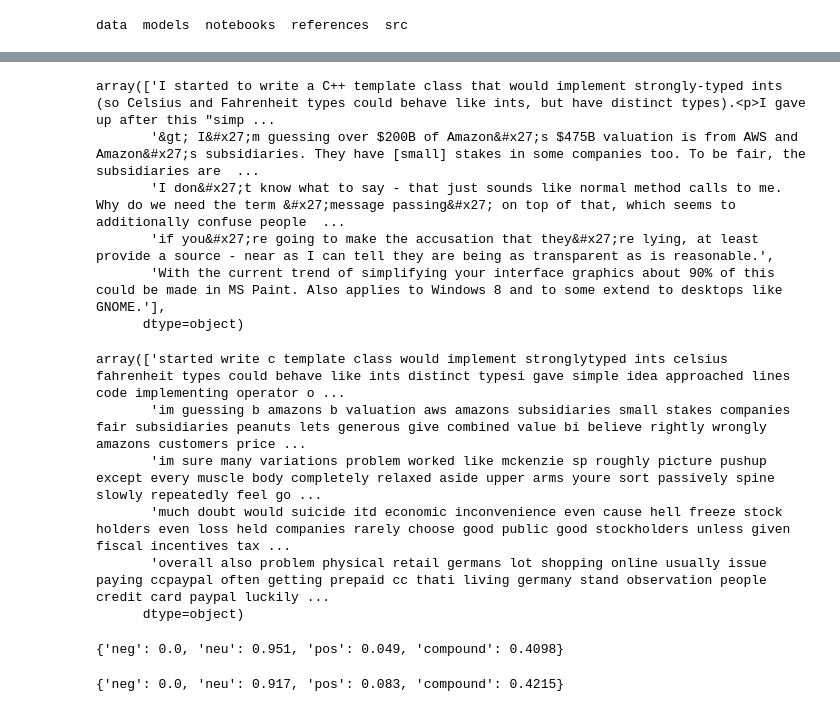
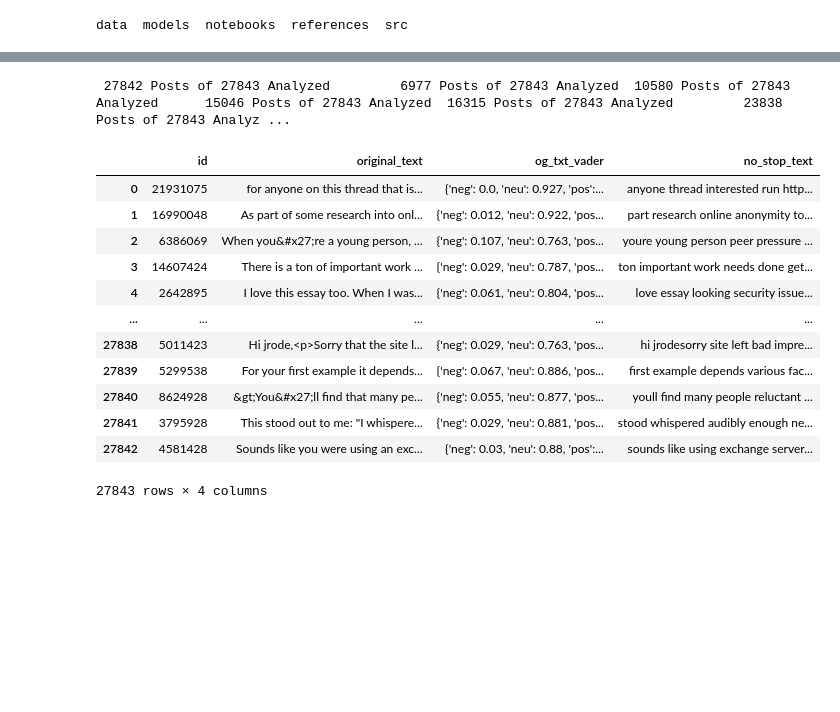
Before and after one commit to Saltiest-Hackers/ML-Model, a Jupyter notebook: Saltiest-Hackers-ML-Model/notebooks/getting-salty-with-bert.ipynb, the cells around one changed output, grey strips where cells are left out. Drawn from its saved outputs; the diff is of its cells as text; code cells hidden in the pictures; blank space fills up the shorter version.

```diff
--- a/Saltiest-Hackers-ML-Model/notebooks/getting-salty-with-bert.ipynb
+++ b/Saltiest-Hackers-ML-Model/notebooks/getting-salty-with-bert.ipynb
@@ -170,19 +190,0 @@ Removing stopwords: 807214 total
-# %%
-tester = df['text'][:5].values
-# %% [output]
-array(['I started to write a C++ template class that would implement strongly-typed ints (so Celsius and Fahrenheit types could behave like ints, but have distinct types).<p>I gave up after this "simp ...
-       '&gt; I&#x27;m guessing over $200B of Amazon&#x27;s $475B valuation is from AWS and Amazon&#x27;s subsidiaries. They have [small] stakes in some companies too. To be fair, the subsidiaries are  ...
-       'I don&#x27;t know what to say - that just sounds like normal method calls to me. Why do we need the term &#x27;message passing&#x27; on top of that, which seems to additionally confuse people  ...
-       'if you&#x27;re going to make the accusation that they&#x27;re lying, at least provide a source - near as I can tell they are being as transparent as is reasonable.',
-       'With the current trend of simplifying your interface graphics about 90% of this could be made in MS Paint. Also applies to Windows 8 and to some extend to desktops like GNOME.'],
-      dtype=object)
-# %%
-tester2 = df2['text'][:5].values
-tester2
-# %% [output]
-array(['started write c template class would implement stronglytyped ints celsius fahrenheit types could behave like ints distinct typesi gave simple idea approached lines code implementing operator o ...
-       'im guessing b amazons b valuation aws amazons subsidiaries small stakes companies fair subsidiaries peanuts lets generous give combined value bi believe rightly wrongly amazons customers price ...
-       'im sure many variations problem worked like mckenzie sp roughly picture pushup except every muscle body completely relaxed aside upper arms youre sort passively spine slowly repeatedly feel go ...
-       'much doubt would suicide itd economic inconvenience even cause hell freeze stock holders even loss held companies rarely choose good public good stockholders unless given fiscal incentives tax ...
-       'overall also problem physical retail germans lot shopping online usually issue paying ccpaypal often getting prepaid cc thati living germany stand observation people credit card paypal luckily ...
-      dtype=object)
@@ -193,8 +191,43 @@ analyzer = SentimentIntensityAnalyzer()
-# %%
-analyzer.polarity_scores(tester[0])
-# %% [output]
-{'neg': 0.0, 'neu': 0.951, 'pos': 0.049, 'compound': 0.4098}
-# %%
-analyzer.polarity_scores(tester2[0])
-# %% [output]
-{'neg': 0.0, 'neu': 0.917, 'pos': 0.083, 'compound': 0.4215}
+# %%
+# start with original data
+orig_df = df[['id', 'text']].sample(100000)
+orig_df.columns = ['id', 'original_text']
+# filter to only posts found in the final set
+orig_df = orig_df.loc[orig_df['id'].isin(list(df2['id'].values))]
+# get vader scores for each comment
+
+v = GetVader(df=orig_df)
+orig_df['og_txt_vader'] = orig_df['original_text'].apply(v.get_vader)
+
+
+# now the cleaned data with stopwords
+merge1 = pd.merge(orig_df,
+                  df1,
+                  how='inner',
+                  on='id')
+# %% [output]
+ 27842 Posts of 27843 Analyzed         6977 Posts of 27843 Analyzed  10580 Posts of 27843 Analyzed      15046 Posts of 27843 Analyzed  16315 Posts of 27843 Analyzed         23838 Posts of 27843 Analyz ...
+# %%
+# score the cleaned text with stopwords removed
+merge2 = pd.merge(orig_df,
+                  df2,
+                  how='inner',
+                  on='id')
+
+merge2.rename(columns={'text':'no_stop_text'},
+              inplace=True)
+merge2
+# %% [output]
+|  | id | original_text | og_txt_vader | no_stop_text |
+| 0 | 21931075 | for anyone on this thread that is... | {'neg': 0.0, 'neu': 0.927, 'pos':... | anyone thread interested run http... |
+| 1 | 16990048 | As part of some research into onl... | {'neg': 0.012, 'neu': 0.922, 'pos... | part research online anonymity to... |
+| 2 | 6386069 | When you&#x27;re a young person, ... | {'neg': 0.107, 'neu': 0.763, 'pos... | youre young person peer pressure ... |
+| 3 | 14607424 | There is a ton of important work ... | {'neg': 0.029, 'neu': 0.787, 'pos... | ton important work needs done get... |
+| 4 | 2642895 | I love this essay too. When I was... | {'neg': 0.061, 'neu': 0.804, 'pos... | love essay looking security issue... |
+| ... | ... | ... | ... | ... |
+| 27838 | 5011423 | Hi jrode,<p>Sorry that the site l... | {'neg': 0.029, 'neu': 0.763, 'pos... | hi jrodesorry site left bad impre... |
+| 27839 | 5299538 | For your first example it depends... | {'neg': 0.067, 'neu': 0.886, 'pos... | first example depends various fac... |
+| 27840 | 8624928 | &gt;You&#x27;ll find that many pe... | {'neg': 0.055, 'neu': 0.877, 'pos... | youll find many people reluctant ... |
+| 27841 | 3795928 | This stood out to me: "I whispere... | {'neg': 0.029, 'neu': 0.881, 'pos... | stood whispered audibly enough ne... |
+| 27842 | 4581428 | Sounds like you were using an exc... | {'neg': 0.03, 'neu': 0.88, 'pos':... | sounds like using exchange server... |
+27843 rows × 4 columns
```
Also changed, not shown: parts of 13 cells of this notebook, 13 other files.
